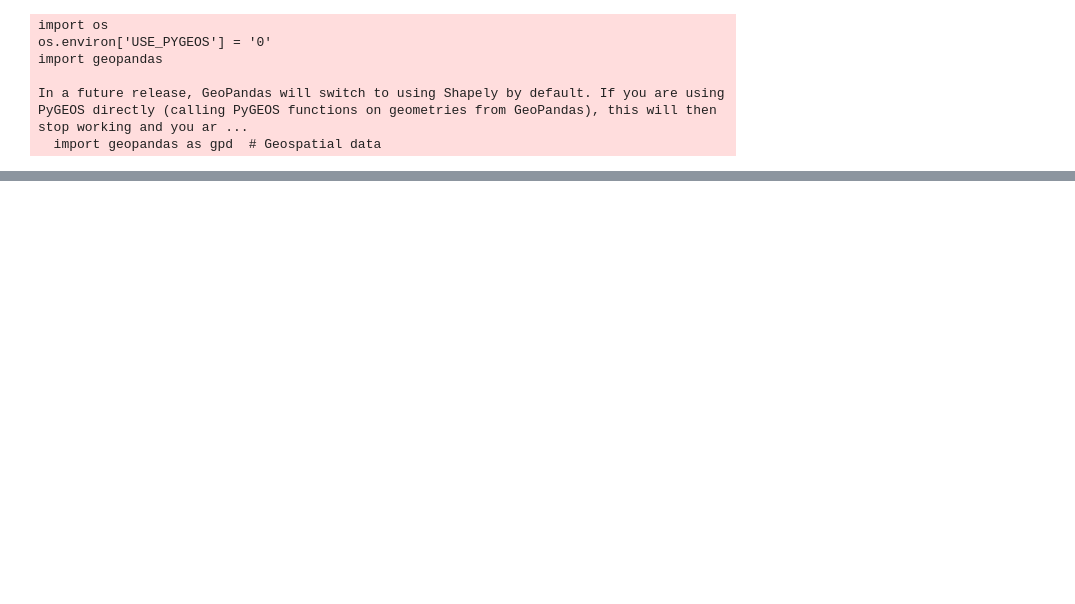
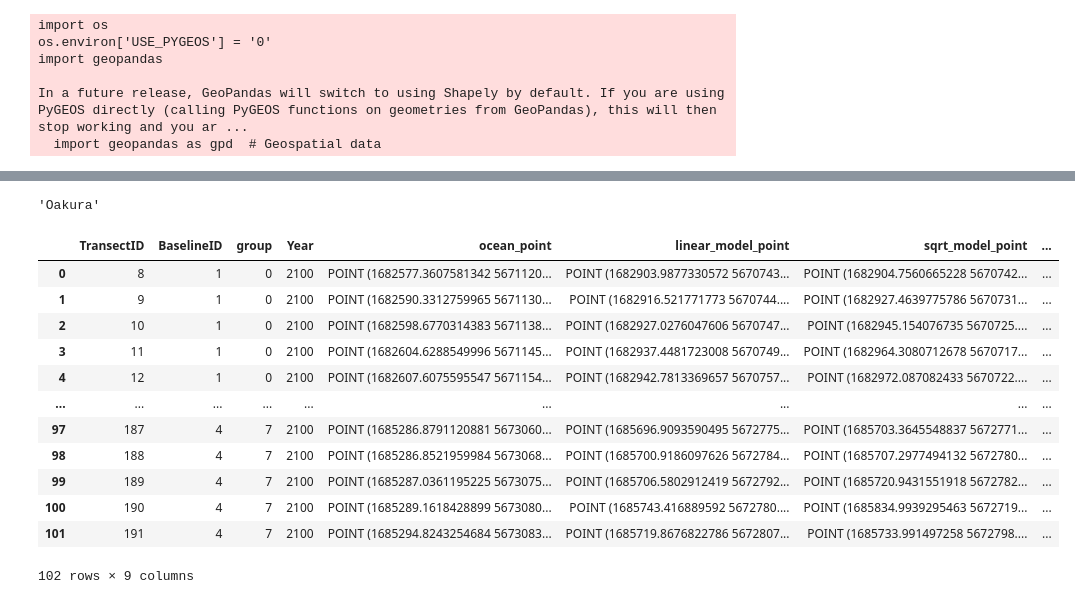
Before and after one commit to RNC-Research-Group/CliffErosion_Projections, a Jupyter notebook: Shoreline Projection.ipynb, the cells around one changed output, grey strips where cells are left out. Saved outputs shown, nothing was run; the diff lists cells and outputs as text; code cells hidden in the pictures; blank space fills up the shorter version.

Commit message:
use distance threshold to identify groups within same BaselineID

```diff
--- a/Shoreline Projection.ipynb
+++ b/Shoreline Projection.ipynb
@@ -123,0 +11,3 @@ _ = process_map(process_file, df.iterrows())
+# %%
+df = load_AOIs()
+df
@@ -123,0 +32,31 @@ _ = process_map(process_file, df.iterrows())
+# %%
+site = df.match.sample(1).iloc[0]
+site
+# %% [output]
+'Oakura'
+# %%
+gdf = gpd.read_file(f"Shapefiles/{site}_intersects.shp")
+gdf.crs = 2193
+gdf = enrich_df(gdf)
+transect_metadata = get_transect_metadata(f"Shapefiles/{site}_TransectLines.shp")
+if site == "ManaBayCliffs":
+  print("Flipping")
+  for k, v in transect_metadata.items():
+    transect_metadata[k]["Azimuth"] = v["Azimuth"] + 180
+# %%
+results = predict(gdf, transect_metadata)
+results
+# %% [output]
+|  | TransectID | BaselineID | group | Year | ocean_point | linear_model_point | sqrt_model_point | ... |
+| 0 | 8 | 1 | 0 | 2100 | POINT (1682577.3607581342 5671120... | POINT (1682903.9877330572 5670743... | POINT (1682904.7560665228 5670742... | ... |
+| 1 | 9 | 1 | 0 | 2100 | POINT (1682590.3312759965 5671130... | POINT (1682916.521771773 5670744.... | POINT (1682927.4639775786 5670731... | ... |
+| 2 | 10 | 1 | 0 | 2100 | POINT (1682598.6770314383 5671138... | POINT (1682927.0276047606 5670747... | POINT (1682945.154076735 5670725.... | ... |
+| 3 | 11 | 1 | 0 | 2100 | POINT (1682604.6288549996 5671145... | POINT (1682937.4481723008 5670749... | POINT (1682964.3080712678 5670717... | ... |
+| 4 | 12 | 1 | 0 | 2100 | POINT (1682607.6075595547 5671154... | POINT (1682942.7813369657 5670757... | POINT (1682972.087082433 5670722.... | ... |
+| ... | ... | ... | ... | ... | ... | ... | ... | ... |
+| 97 | 187 | 4 | 7 | 2100 | POINT (1685286.8791120881 5673060... | POINT (1685696.9093590495 5672775... | POINT (1685703.3645548837 5672771... | ... |
+| 98 | 188 | 4 | 7 | 2100 | POINT (1685286.8521959984 5673068... | POINT (1685700.9186097626 5672784... | POINT (1685707.2977494132 5672780... | ... |
+| 99 | 189 | 4 | 7 | 2100 | POINT (1685287.0361195225 5673075... | POINT (1685706.5802912419 5672792... | POINT (1685720.9431551918 5672782... | ... |
+| 100 | 190 | 4 | 7 | 2100 | POINT (1685289.1618428899 5673080... | POINT (1685743.416889592 5672780.... | POINT (1685834.9939295463 5672719... | ... |
+| 101 | 191 | 4 | 7 | 2100 | POINT (1685294.8243254684 5673083... | POINT (1685719.8676822786 5672807... | POINT (1685733.991497258 5672798.... | ... |
+102 rows × 9 columns
```
Also changed, not shown: parts of 13 cells of this notebook, 3 other files.
